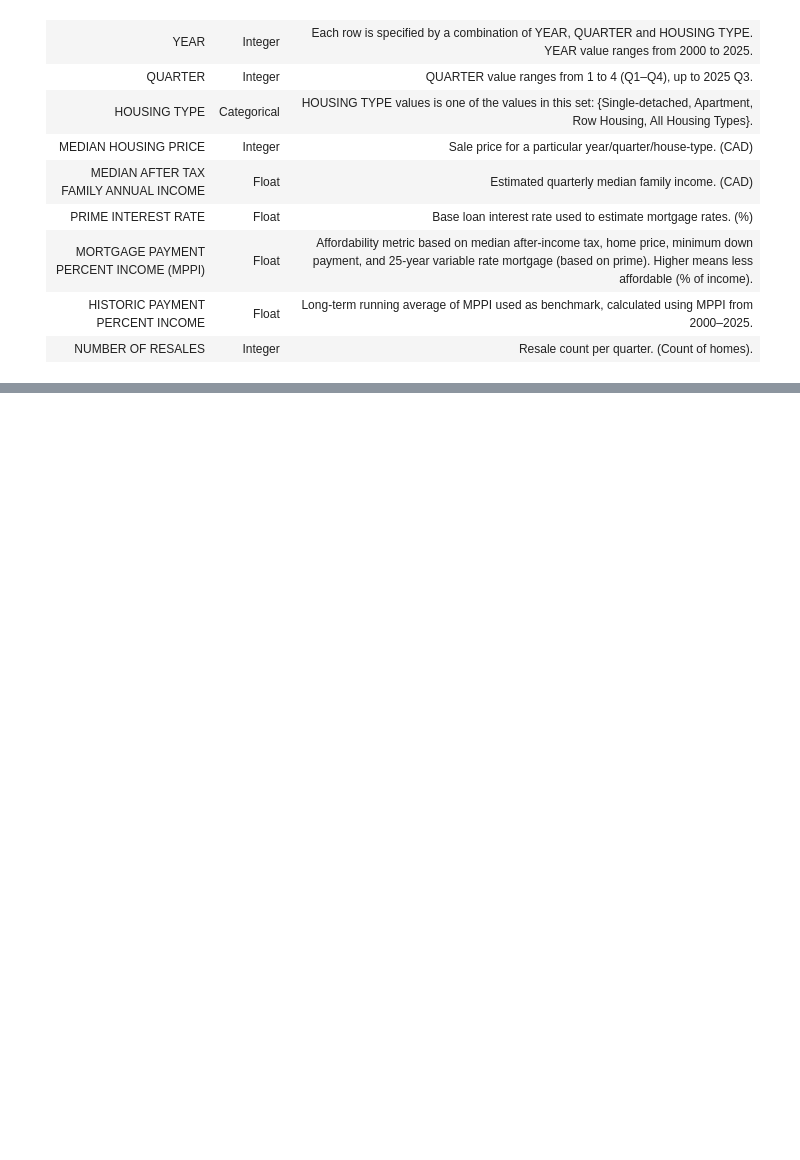
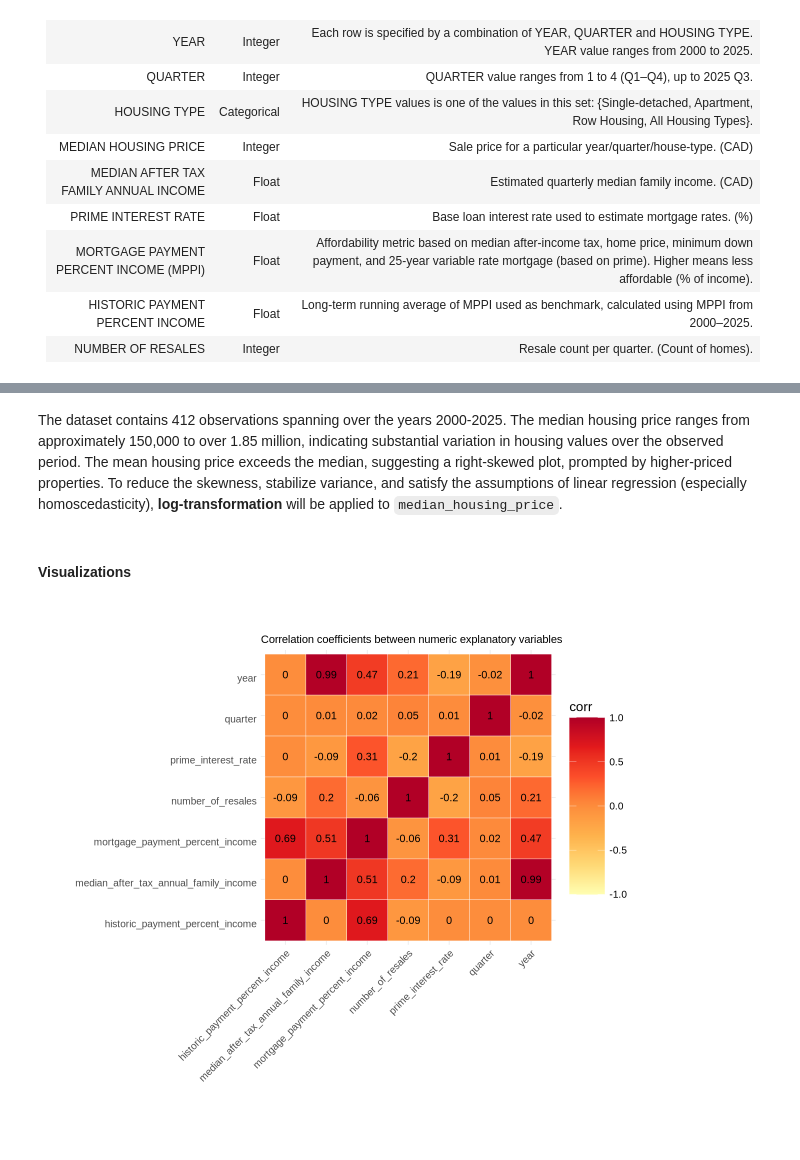
Before and after one commit to Myra05/STAT-306-project, a Jupyter notebook: project_report.ipynb, the cells around one changed output, grey strips where cells are left out. Cells and saved outputs as stored; diff of their text form; code cells hidden in the pictures; blank space fills up the shorter version.

```diff
--- a/project_report.ipynb
+++ b/project_report.ipynb
@@ -79,0 +105,41 @@ The data was almost completely clean from the start, there was nothing missing,
+# %% [markdown]
+The dataset contains 412 observations spanning over the years 2000-2025. The median housing price ranges from approximately 150,000 to over 1.85 million, indicating substantial variation in housing values over the observed period.
+The mean housing price exceeds the median, suggesting a right-skewed plot, prompted by higher-priced properties. To reduce the skewness, stabilize variance, and satisfy the assumptions of linear regression (especially homoscedasticity), **log-transformation** will be applied to `median_housing_price`.
+# %% [markdown]
+#### Visualizations
+# %%
+#Correlation heatmap of all numeric variables
+corr_matrix <-
+   vancouver_data %>%
+   select(- cma_name, -housing_type, -cma_id, -median_housing_price) %>%
+   cor() %>%
+   as_tibble(rownames = 'var1') %>%
+   pivot_longer(-var1, names_to = "var2", values_to = "corr")
+
+
+options(repr.plot.width = 10, repr.plot.height = 9)
+
+
+heatmap_van <-
+    corr_matrix %>%
+    ggplot(aes(var1, var2)) +
+    geom_tile(aes(fill = corr), color = "white") +
+    scale_fill_distiller(
+                         palette = "YlOrRd",
+                         direction = 1,
+                         limits = c(-1, 1)
+    ) +
+    labs(title = "Correlation coefficients between numeric explanatory variables", x = "", y = "") +
+    theme_minimal() +
+    theme(
+        axis.text.x = element_text(angle = 45, vjust = 1, size = 12, hjust = 1),
+        axis.text.y = element_text(vjust = 1, size = 12, hjust = 1),
+        legend.title = element_text(size = 16),
+        legend.text = element_text(size = 12),
+        legend.key.size = unit(1.5, "cm")) +
+    coord_fixed() +
+    geom_text(aes(var2, var1, label = round(corr, 2)), color = "black", size = 4.5)
+
+heatmap_van
+# %% [output]
+[figure, added]
```
Also changed, not shown: parts of 11 cells of this notebook.
